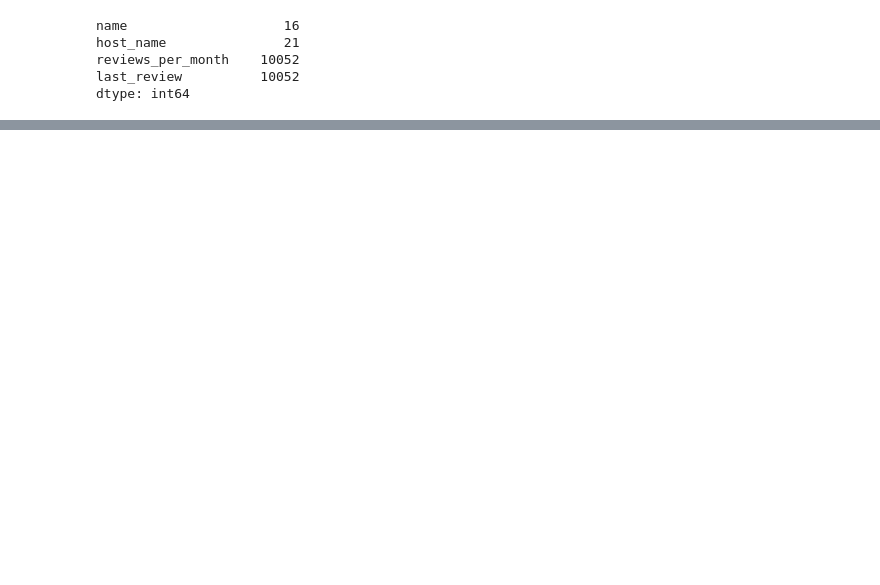
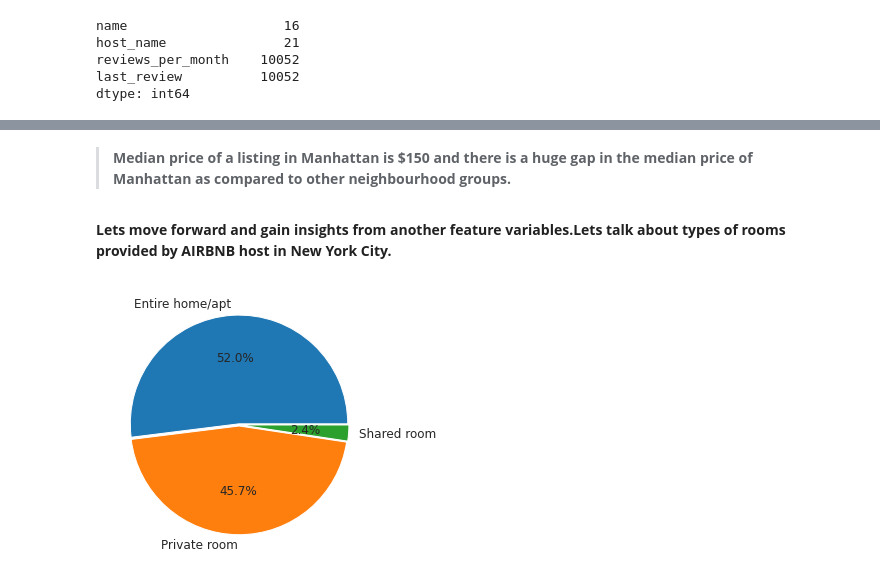
Before and after one commit to RupeshSharma14/Airbnb-Bookings-Analysis, a Jupyter notebook: Airbnb_Bookings_Analysis_Capstone_Project.ipynb, the cells around one changed output, grey strips where cells are left out. Drawn from its saved outputs; the diff is of its cells as text; code cells hidden in the pictures; blank space fills up the shorter version.

```diff
--- a/Airbnb_Bookings_Analysis_Capstone_Project.ipynb
+++ b/Airbnb_Bookings_Analysis_Capstone_Project.ipynb
@@ -595,0 +282,12 @@ sns.scatterplot(x = "latitude", y = "longitude", hue = "neighbourhood", data = s
+# %% [markdown]
+
+
+> **Median price of a listing in Manhattan is $150 and there is a huge gap in the median price of Manhattan as compared to other neighbourhood groups.**
+# %% [markdown]
+**Lets move forward and gain insights from another feature variables.Lets talk about types of rooms provided by AIRBNB host in New York City.**
+# %%
+# Type of room space airbnb host provides
+
+plt.pie(airbnb_df['room_type'].value_counts(), labels = ['Entire home/apt', 'Private room', 'Shared room'], autopct='%1.1f%%', explode = [0.01, 0.01, 0.01]);
+# %% [output]
+[figure, added]
```
Also changed, not shown: parts of 119 cells of this notebook.
